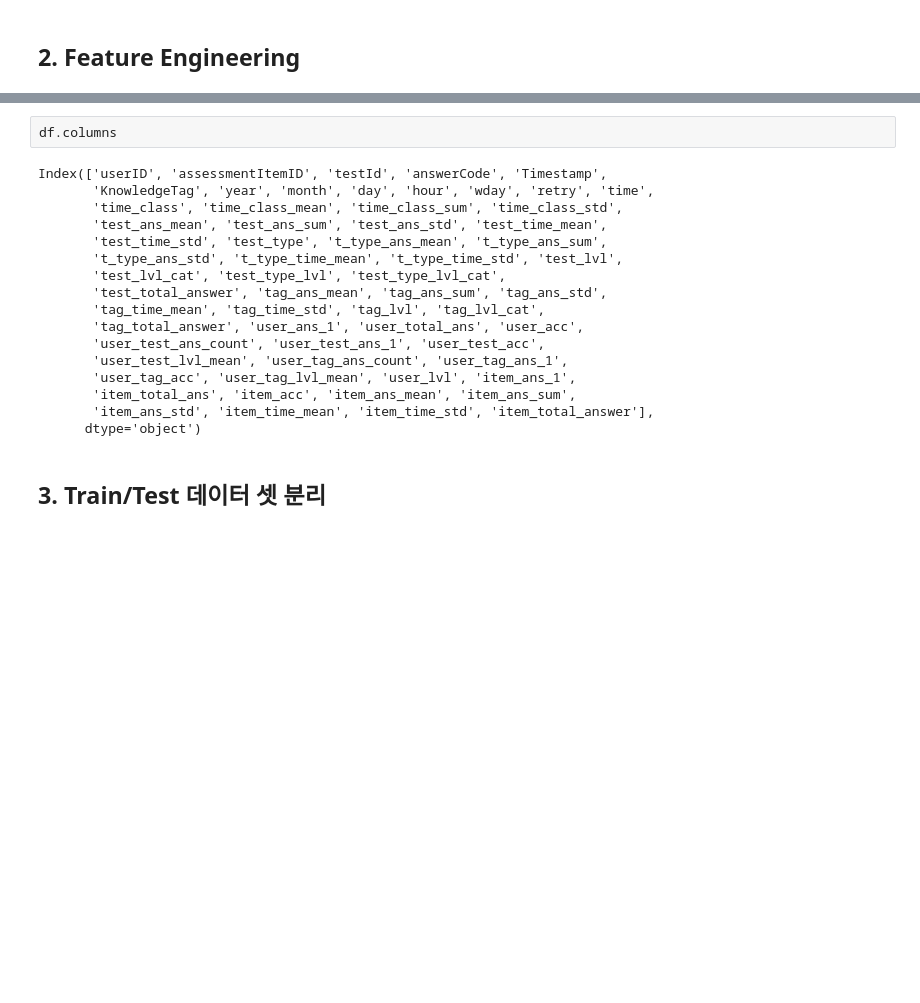
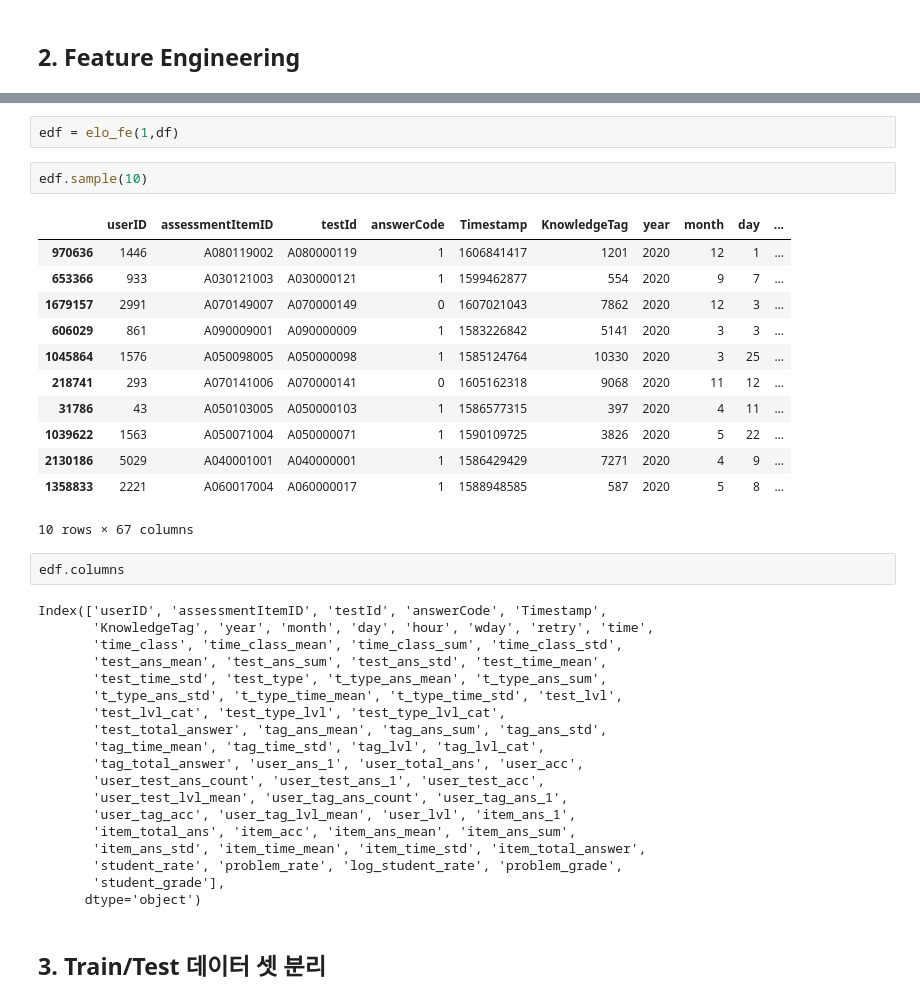
Before and after one commit to boostcampaitech5/level2_dkt-recsys-07, a Jupyter notebook: code/models/LGBM/LGBM Baseline_min.ipynb, the cells around one changed output, grey strips where cells are left out. Saved outputs shown, nothing was run; the diff lists cells and outputs as text; blank space fills up the shorter version.

```diff
--- a/code/models/LGBM/LGBM Baseline_min.ipynb
+++ b/code/models/LGBM/LGBM Baseline_min.ipynb
@@ -198,7 +255,24 @@ TestID feature engineering start ..TagID feature engineering start .. Done.
 UserID feature engineering start .. Done.
 ItemID feature engineering start .. Done.
+# %%
+edf = elo_fe(1,df)
+# %%
+edf.sample(10)
+# %% [output]
+|  | userID | assessmentItemID | testId | answerCode | Timestamp | KnowledgeTag | year | month | day | ... |
+| 970636 | 1446 | A080119002 | A080000119 | 1 | 1606841417 | 1201 | 2020 | 12 | 1 | ... |
+| 653366 | 933 | A030121003 | A030000121 | 1 | 1599462877 | 554 | 2020 | 9 | 7 | ... |
+| 1679157 | 2991 | A070149007 | A070000149 | 0 | 1607021043 | 7862 | 2020 | 12 | 3 | ... |
+| 606029 | 861 | A090009001 | A090000009 | 1 | 1583226842 | 5141 | 2020 | 3 | 3 | ... |
+| 1045864 | 1576 | A050098005 | A050000098 | 1 | 1585124764 | 10330 | 2020 | 3 | 25 | ... |
+| 218741 | 293 | A070141006 | A070000141 | 0 | 1605162318 | 9068 | 2020 | 11 | 12 | ... |
+| 31786 | 43 | A050103005 | A050000103 | 1 | 1586577315 | 397 | 2020 | 4 | 11 | ... |
+| 1039622 | 1563 | A050071004 | A050000071 | 1 | 1590109725 | 3826 | 2020 | 5 | 22 | ... |
+| 2130186 | 5029 | A040001001 | A040000001 | 1 | 1586429429 | 7271 | 2020 | 4 | 9 | ... |
+| 1358833 | 2221 | A060017004 | A060000017 | 1 | 1588948585 | 587 | 2020 | 5 | 8 | ... |
+10 rows × 67 columns
 # %%
-df.columns
+edf.columns
 # %% [output]
 Index(['userID', 'assessmentItemID', 'testId', 'answerCode', 'Timestamp',
        'KnowledgeTag', 'year', 'month', 'day', 'hour', 'wday', 'retry', 'time',
@@ -214,7 +288,9 @@ Index(['userID', 'assessmentItemID', 'testId', 'answerCode', 'Timestamp',
        'user_test_lvl_mean', 'user_tag_ans_count', 'user_tag_ans_1',
        'user_tag_acc', 'user_tag_lvl_mean', 'user_lvl', 'item_ans_1',
        'item_total_ans', 'item_acc', 'item_ans_mean', 'item_ans_sum',
-       'item_ans_std', 'item_time_mean', 'item_time_std', 'item_total_answer'],
+       'item_ans_std', 'item_time_mean', 'item_time_std', 'item_total_answer',
+       'student_rate', 'problem_rate', 'log_student_rate', 'problem_grade',
+       'student_grade'],
       dtype='object')
 # %% [markdown]
 ## 3. Train/Test 데이터 셋 분리
```
Also changed, not shown: parts of 9 cells of this notebook, 2 other files.
